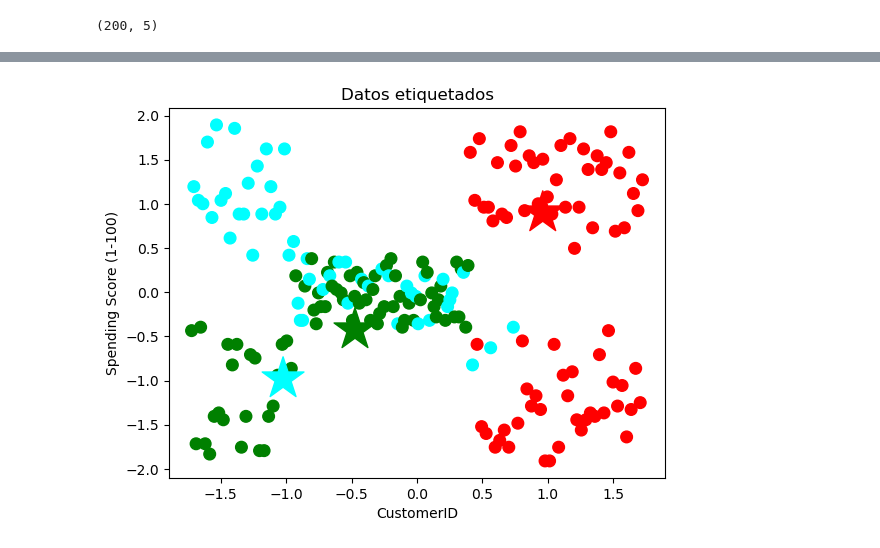
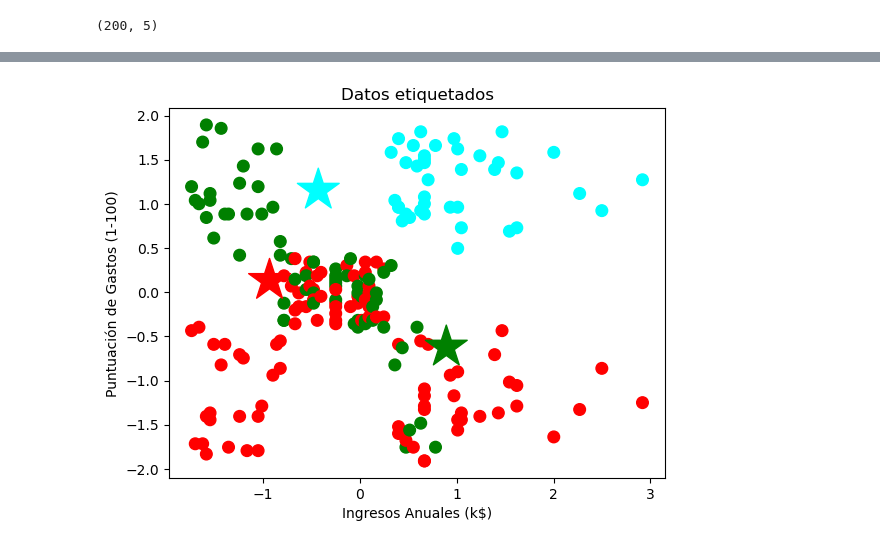
Before and after one commit to AnalisisDeDatosGrupo-202016908-5/An-lisis-de-Datos, a Jupyter notebook: Algoritmo_no_Supervisado_2.ipynb, the cells around one changed output, grey strips where cells are left out. Cells and saved outputs as stored; diff of their text form; code cells hidden in the pictures.

```diff
--- a/Algoritmo_no_Supervisado_2.ipynb
+++ b/Algoritmo_no_Supervisado_2.ipynb
@@ -29,4 +36,5 @@ dataset.shape
 # %% [output]
 (200, 5)
 # %%
-data=dataset.drop(['Gender'], axis=1)
+#Eliminamos las columnas Genero y ClienteID
+data=dataset.drop(['CustomerID','Gender'], axis=1)
@@ -33 +54,3 @@ data=dataset.drop(['Gender'], axis=1)
+# %%
+data = data.rename(columns={'Age':'Edad','Annual Income (k$)':'Ingresos Anuales (k$)','Spending Score (1-100)':'Puntuación de Gastos (1-100)'})
 # %%
@@ -133,5 +155,5 @@ plt.show()
 # %%
-kmeans = KMeans(n_clusters=3).fit(X)
+kmeans = KMeans(n_clusters=5).fit(X)
 centroids = kmeans.cluster_centers_
 centroids
 # %% [output]
@@ -172,11 +196,11 @@ plt.show()
 # %%
-f1 = X['CustomerID'].values
-f2 = X['Spending Score (1-100)'].values
+f1 = X['Ingresos Anuales (k$)'].values
+f2 = X['Puntuación de Gastos (1-100)'].values
 plt.scatter(f1, f2, c=asignar, s=70)
 plt.scatter(C[:, 0], C[:, 2], marker='*', c=colores, s=1000)
 plt.title('Datos etiquetados')
-plt.xlabel('CustomerID')
-plt.ylabel('Spending Score (1-100)')
+plt.xlabel('Ingresos Anuales (k$)')
+plt.ylabel('Puntuación de Gastos (1-100)')
 plt.show()
 # %% [output]
-[figure, old version]
+[figure, new version]
```
Also changed, not shown: parts of 32 cells of this notebook.
